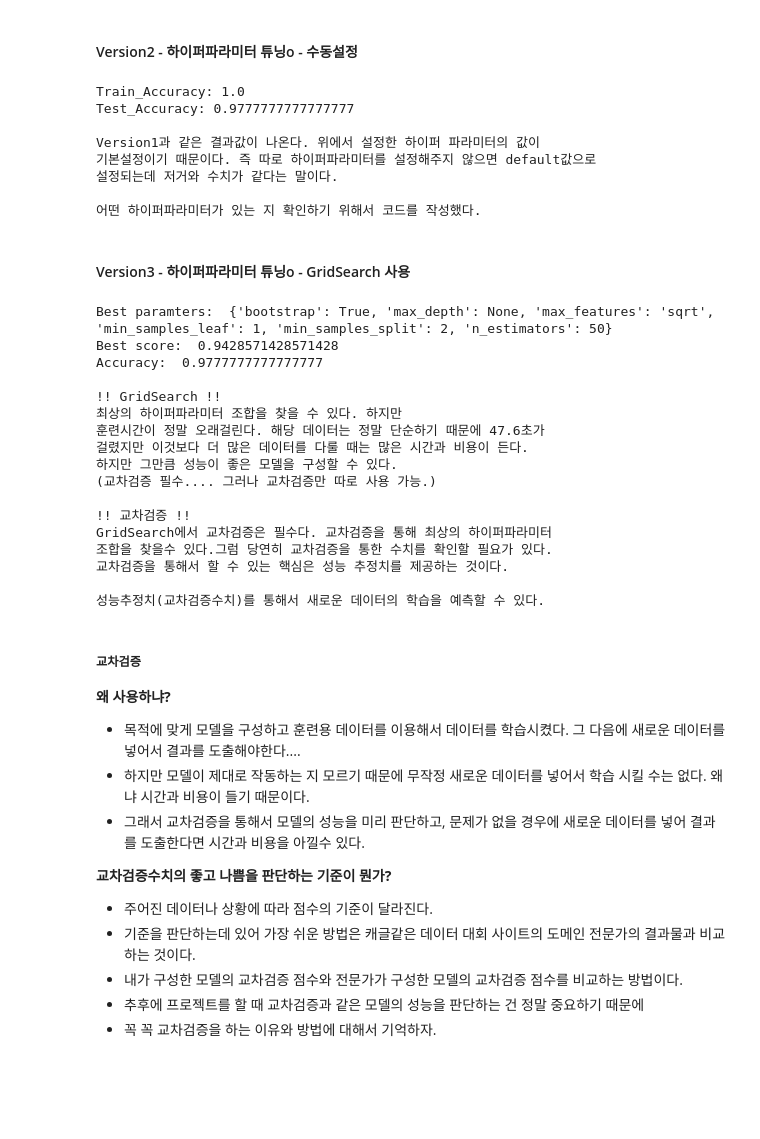
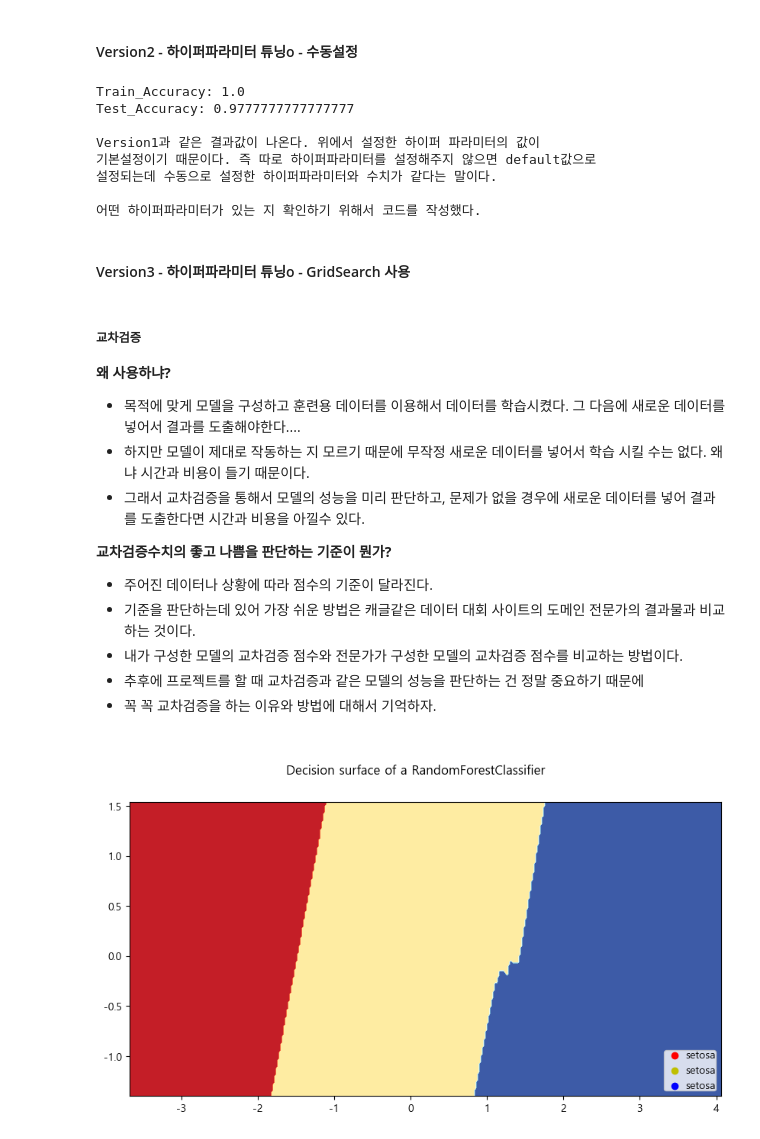
Before and after one commit to honeydanji/Python_Practice, a Jupyter notebook: Data_Practice/DataPractice03_붓꽃/Iris_RandomForest.ipynb, the cells around one changed output. Saved outputs shown, nothing was run; the diff lists cells and outputs as text; code cells hidden in the pictures; blank space fills up the shorter version.

Commit message:
결정경계 수정

```diff
--- a/Data_Practice/DataPractice03_붓꽃/Iris_RandomForest.ipynb
+++ b/Data_Practice/DataPractice03_붓꽃/Iris_RandomForest.ipynb
@@ -124,6 +99,9 @@ plt.show()
 X = iris.drop('species', axis=1) ### 타겟변수 제거
 y = iris['species'] ### 타겟변수
 
+le = LabelEncoder() ### 레이블 인코딩
+y = le.fit_transform(iris['species']) ### 숫자형 타입으로 변환해준다. >> 결정경계를 그리기 위함이다.
+
 X_train, X_test, y_train, y_test = train_test_split(X,y, test_size=0.3, random_state=0)
 # %%
 RF = RandomForestClassifier(n_estimators=100, random_state=0) ### 트리수 임의로 지정
@@ -189,7 +167,7 @@ Test_Accuracy: 0.9777777777777777
 
 Version1과 같은 결과값이 나온다. 위에서 설정한 하이퍼 파라미터의 값이
 기본설정이기 때문이다. 즉 따로 하이퍼파라미터를 설정해주지 않으면 default값으로
-설정되는데 저거와 수치가 같다는 말이다.
+설정되는데 수동으로 설정한 하이퍼파라미터와 수치가 같다는 말이다.
 
 어떤 하이퍼파라미터가 있는 지 확인하기 위해서 코드를 작성했다.
 # %% [markdown]
@@ -250,21 +228,3 @@ GridSearch에서 교차검증은 필수다. 교차검증을 통해 최상의 하
 즉 교차검증수치는 모델의 성능이 얼마나 뛰어난가를 보여주는 수치다.
 '''
 print(text)
-# %% [output]
-Best paramters:  {'bootstrap': True, 'max_depth': None, 'max_features': 'sqrt', 'min_samples_leaf': 1, 'min_samples_split': 2, 'n_estimators': 50}
-Best score:  0.9428571428571428
-Accuracy:  0.9777777777777777
-
-!! GridSearch !!
-최상의 하이퍼파라미터 조합을 찾을 수 있다. 하지만
-훈련시간이 정말 오래걸린다. 해당 데이터는 정말 단순하기 때문에 47.6초가
-걸렸지만 이것보다 더 많은 데이터를 다룰 때는 많은 시간과 비용이 든다.
-하지만 그만큼 성능이 좋은 모델을 구성할 수 있다.
-(교차검증 필수.... 그러나 교차검증만 따로 사용 가능.)
-
-!! 교차검증 !!
-GridSearch에서 교차검증은 필수다. 교차검증을 통해 최상의 하이퍼파라미터
-조합을 찾을수 있다.그럼 당연히 교차검증을 통한 수치를 확인할 필요가 있다.
-교차검증을 통해서 할 수 있는 핵심은 성능 추정치를 제공하는 것이다.
-
-성능추정치(교차검증수치)를 통해서 새로운 데이터의 학습을 예측할 수 있다.
@@ -285,3 +242,45 @@ importance =
 - 내가 구성한 모델의 교차검증 점수와 전문가가 구성한 모델의 교차검증 점수를 비교하는 방법이다.
 - 추후에 프로젝트를 할 때 교차검증과 같은 모델의 성능을 판단하는 건 정말 중요하기 때문에
 - 꼭 꼭 교차검증을 하는 이유와 방법에 대해서 기억하자.
+
+####
+# %%
+## 결정경계
+
+### 시각화를 위해 데이터를 2차원으로 줄이는 PCA
+pca = PCA(n_components=2).fit(X_train)
+pca_2d = pca.transform(X_train)
+
+### 그래프를 그리기 위해 미리 설정
+colors = 'ryb'
+cmap = plt.cm.RdYlBu
+plot_step = 0.02
+plot_step_coarser = 0.5
+RANDOM_SEED = 13
+
+plt.figure(figsize=(10, 5))
+
+### 학습 데이터 포인트를 그리기
+for color, i, target_name in zip(colors, [0, 1, 2], iris['species']):
+    plt.scatter(pca_2d[y_train == i, 0], pca_2d[y_train == i, 1], color=color, label=target_name)
+
+plt.suptitle("Decision surface of a RandomForestClassifier")
+plt.legend(loc='lower right', borderpad=0, handletextpad=0)
+plt.axis("tight")
+
+### 두 축에 대해 가능한 모든 점들을 생성
+x_min, x_max = pca_2d[:, 0].min() - 1, pca_2d[:, 0].max() + 1
+y_min, y_max = pca_2d[:, 1].min() - 1, pca_2d[:, 1].max() + 1
+xx, yy = np.meshgrid(np.arange(x_min, x_max, plot_step),
+                     np.arange(y_min, y_max, plot_step))
+
+### 각 점에 대해 예측
+Z = best_model.predict(pca.inverse_transform(np.c_[xx.ravel(), yy.ravel()]))
+Z = Z.reshape(xx.shape)
+
+### 등고선 그래프를 그림으로써 결정 경계 표시
+cs = plt.contourf(xx, yy, Z, cmap=cmap)
+
+plt.show()
+# %% [output]
+[figure, added]
```
Also changed, not shown: parts of 7 cells of this notebook.
